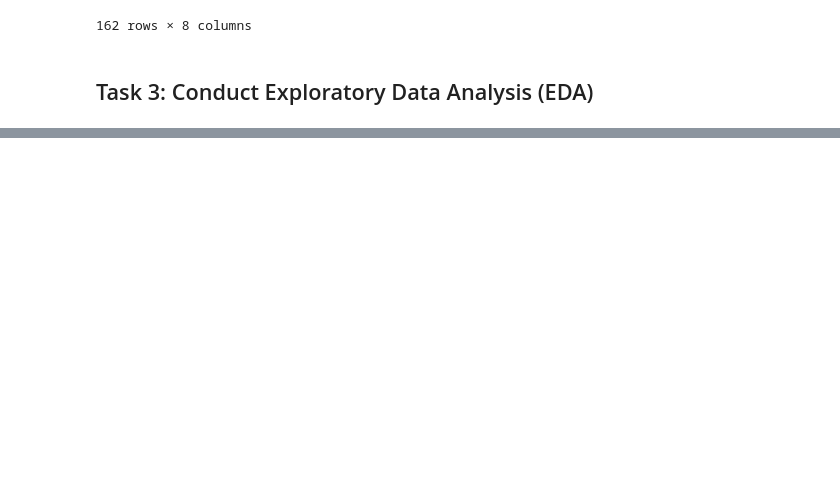
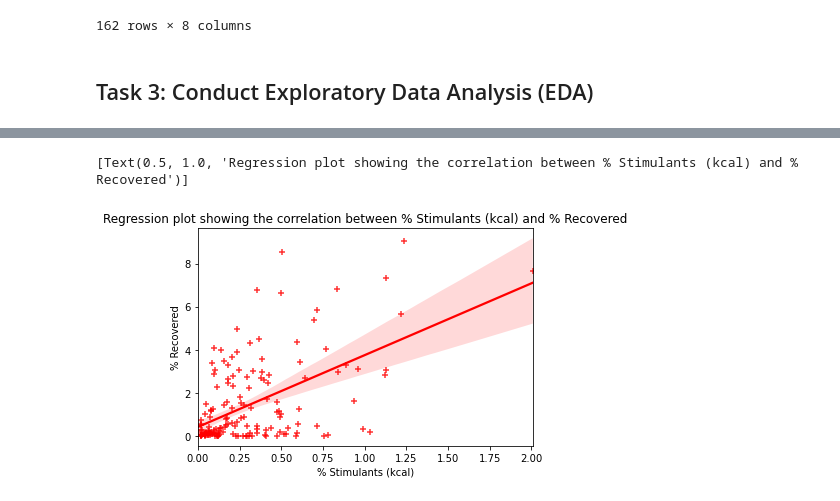
Before and after one commit to data301-2021-summer2/project-group28-project, a Jupyter notebook: analysis/YuenYee/Milestone2.ipynb, the cells around one changed output, grey strips where cells are left out. Cells and saved outputs as stored; diff of their text form; code cells hidden in the pictures; blank space fills up the shorter version.

```diff
--- a/analysis/YuenYee/Milestone2.ipynb
+++ b/analysis/YuenYee/Milestone2.ipynb
@@ -337,0 +419,6 @@ Notes to self:
+# %%
+stimkcal = sns.regplot(data = foodsupply, x='% Stimulants (kcal)', y='% Recovered', marker='+', color = 'red')
+stimkcal.set(title = 'Regression plot showing the correlation between % Stimulants (kcal) and % Recovered')
+# %% [output]
+[Text(0.5, 1.0, 'Regression plot showing the correlation between % Stimulants (kcal) and % Recovered')]
+[figure, added]
```
Also changed, not shown: parts of 13 cells of this notebook.
